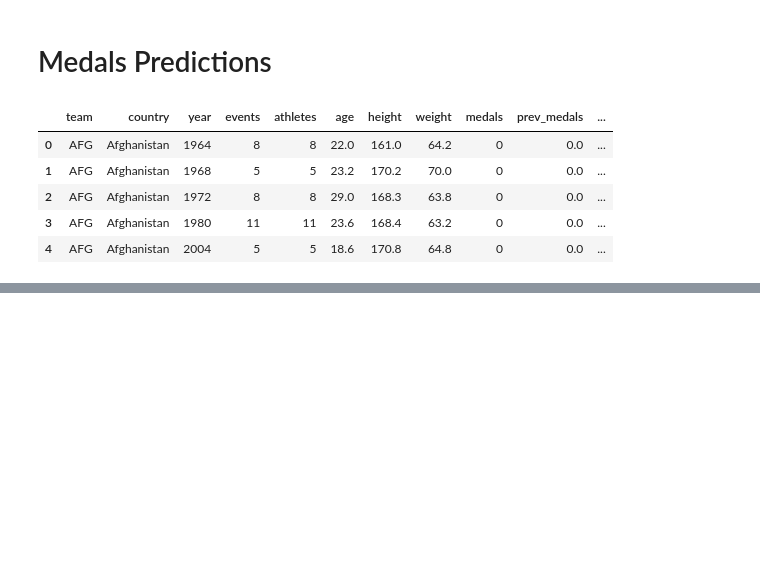
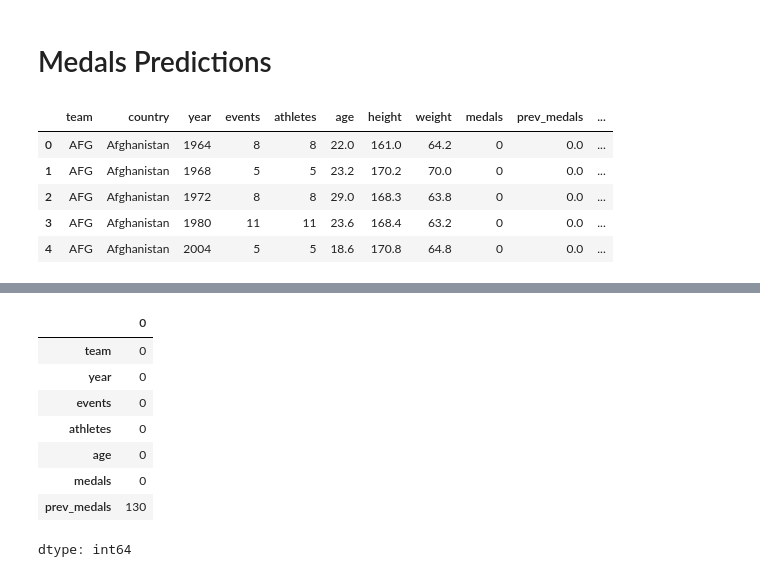
Before and after one commit to shashwatsinghds/MedalsPrediction, a Jupyter notebook: code.ipynb, the cells around one changed output, grey strips where cells are left out. Saved outputs shown, nothing was run; the diff lists cells and outputs as text; code cells hidden in the pictures; blank space fills up the shorter version.

```diff
--- a/code.ipynb
+++ b/code.ipynb
@@ -52,3 +53,15 @@ df.describe()
+# %%
+df.isnull().sum()
+# %% [output]
+|  | 0 |
+| team | 0 |
+| year | 0 |
+| events | 0 |
+| athletes | 0 |
+| age | 0 |
+| medals | 0 |
+| prev_medals | 130 |
+dtype: int64
 # %%
 sns.heatmap(df.corr(numeric_only=True), annot=True,cmap=sns.color_palette("coolwarm", as_cmap=True))
 # %% [output]
```
Also changed, not shown: parts of 8 cells of this notebook.
